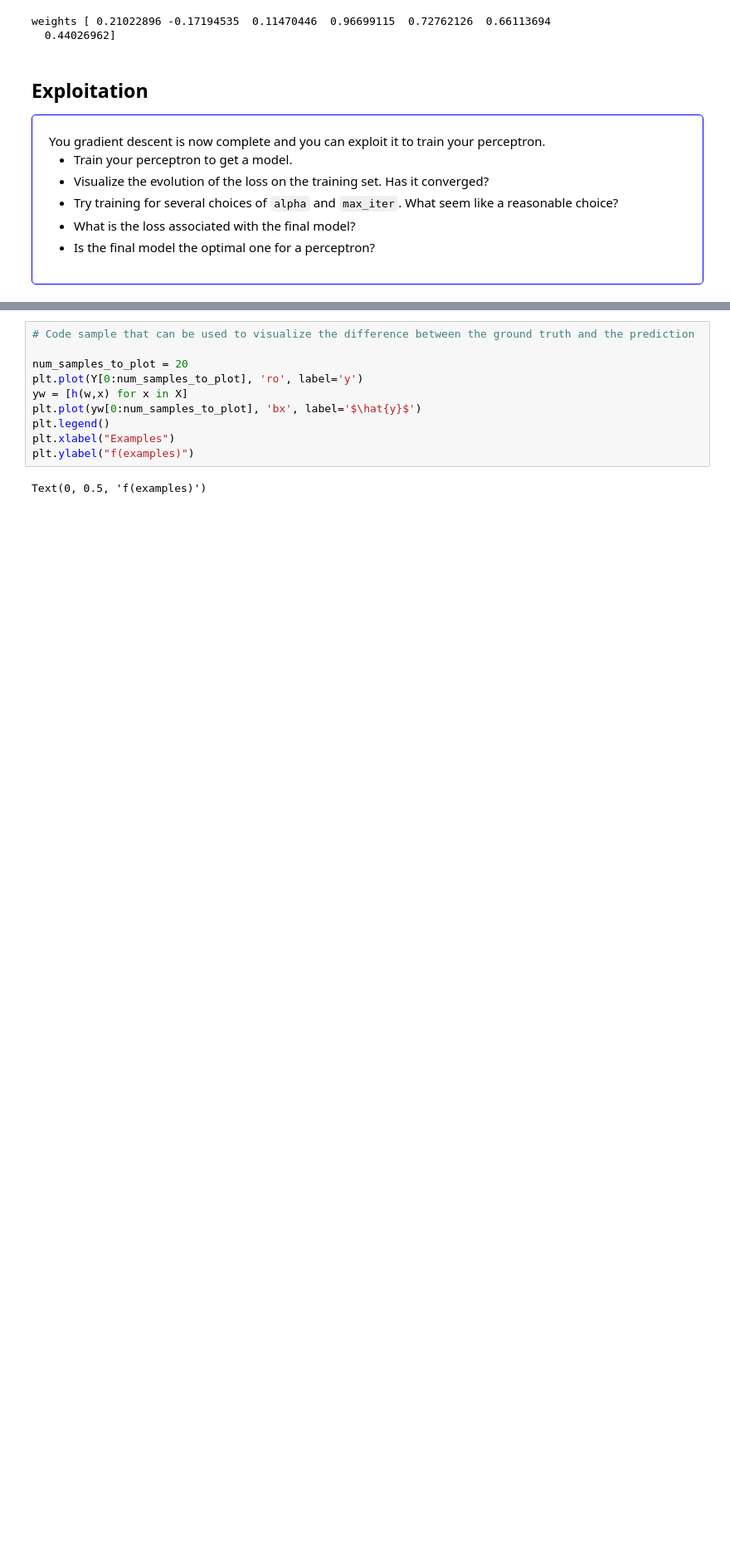
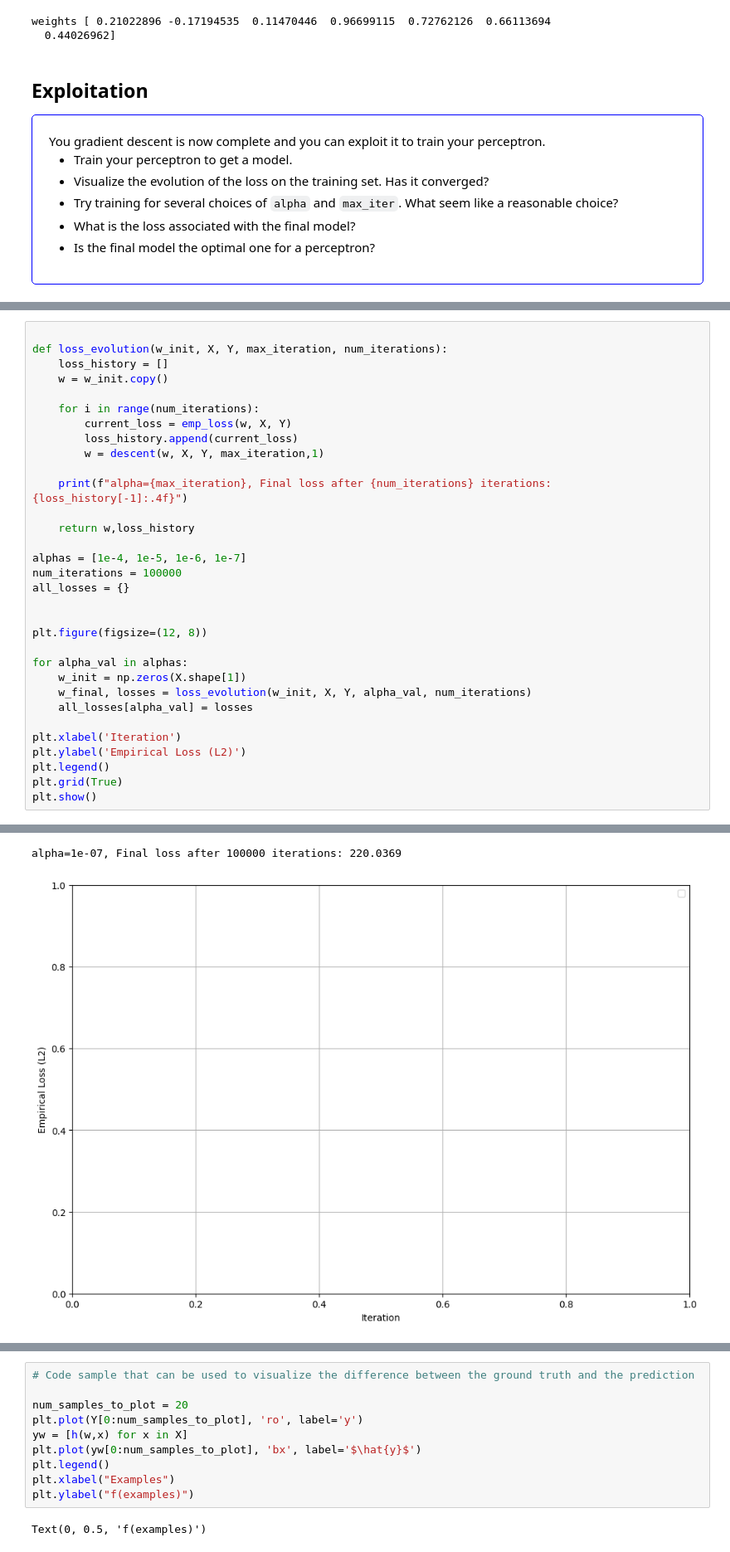
Before and after one commit to bahlous59/machine_learning_tp, a Jupyter notebook: perceptron.ipynb, the cells around one changed output, grey strips where cells are left out. Shown at 83% size. Cells and saved outputs as stored; diff of their text form; blank space fills up the shorter version.

```diff
--- a/perceptron.ipynb
+++ b/perceptron.ipynb
@@ -379,0 +332,33 @@ print(f"\n Best configuration: {best_key} with final loss = {best_loss:.4f}")
+# %%
+
+def loss_evolution(w_init, X, Y, max_iteration, num_iterations):
+    loss_history = []
+    w = w_init.copy()
+
+    for i in range(num_iterations):
+        current_loss = emp_loss(w, X, Y)
+        loss_history.append(current_loss)
+        w = descent(w, X, Y, max_iteration,1)
+
+    print(f"alpha={max_iteration}, Final loss after {num_iterations} iterations: {loss_history[-1]:.4f}")
+
+    return w,loss_history
+
+alphas = [1e-4, 1e-5, 1e-6, 1e-7]
+num_iterations = 100000
+all_losses = {}
+
+
+plt.figure(figsize=(12, 8))
+
+for alpha_val in alphas:
+    w_init = np.zeros(X.shape[1])
+    w_final, losses = loss_evolution(w_init, X, Y, alpha_val, num_iterations)
+    all_losses[alpha_val] = losses
+
+plt.xlabel('Iteration')
+plt.ylabel('Empirical Loss (L2)')
+plt.legend()
+plt.grid(True)
+plt.show()
+# %% [output]
@@ -380,3 +369,5 @@ print(f"\n Best configuration: {best_key} with final loss = {best_loss:.4f}")
+alpha=1e-07, Final loss after 100000 iterations: 220.0369
+[figure, added]
 # %% [markdown]
 <!-- Answer Section Start -->
 <div style="border: 1px solid green; padding: 10px; margin-top: 10px; border-radius: 5px">
```
Also changed, not shown: parts of 14 cells of this notebook.
